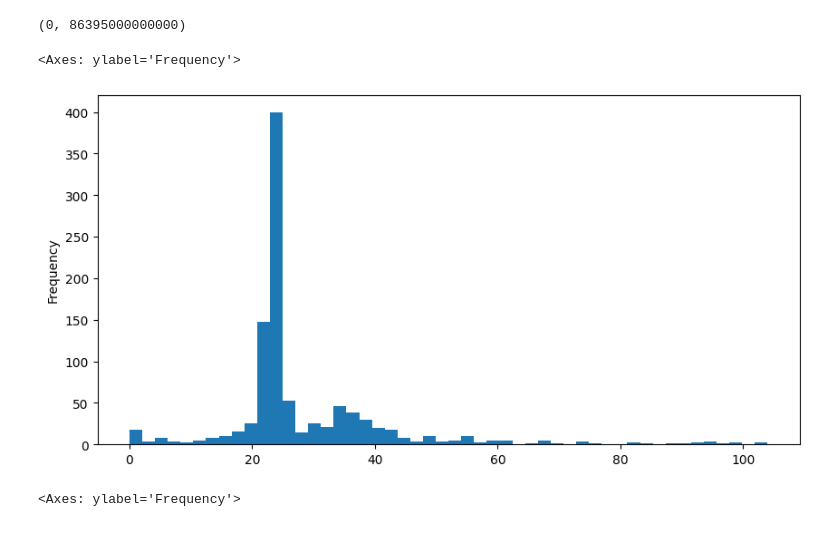
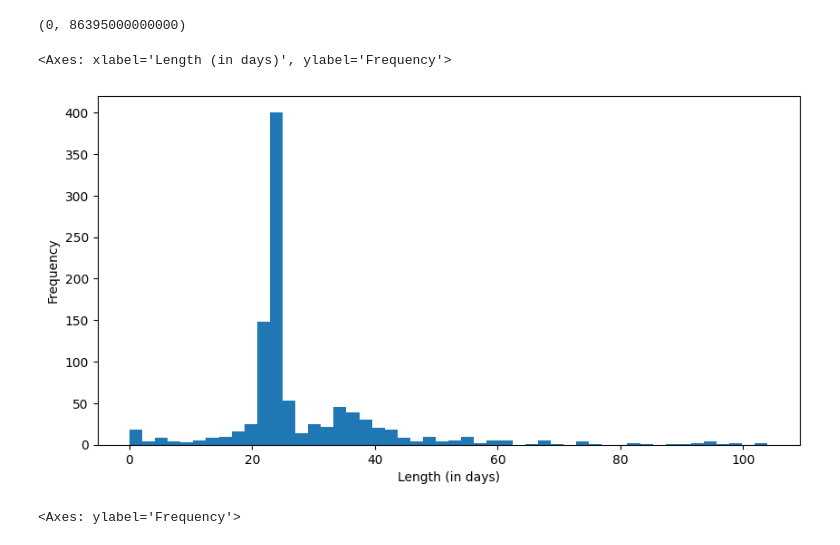
Before and after one commit to jsimonrichard/ds2-problematic-internet-use, a Jupyter notebook: exploratory/time-series/time-series.ipynb, the cells around one changed output. Saved outputs shown, nothing was run; the diff lists cells and outputs as text; code cells hidden in the pictures.

```diff
--- a/exploratory/time-series/time-series.ipynb
+++ b/exploratory/time-series/time-series.ipynb
@@ -24,10 +24,10 @@ maxes = grouped['relative_date_PCIAT'].max(); maxes
 mins = grouped['relative_date_PCIAT'].min(); mins
 lengths = maxes - mins
 # %%
-lengths.plot(kind='hist', figsize=(10,5), bins=50)
+lengths.plot(kind='hist', figsize=(10,5), bins=50, xlabel="Length (in days)")
 # %% [output]
-<Axes: ylabel='Frequency'>
+<Axes: xlabel='Length (in days)', ylabel='Frequency'>
-[figure, old version]
+[figure, new version]
 # %%
 enmos = grouped['enmo']
 mins = enmos.min()
```
Also changed, not shown: parts of 1 cell of this notebook, 10 other files.
